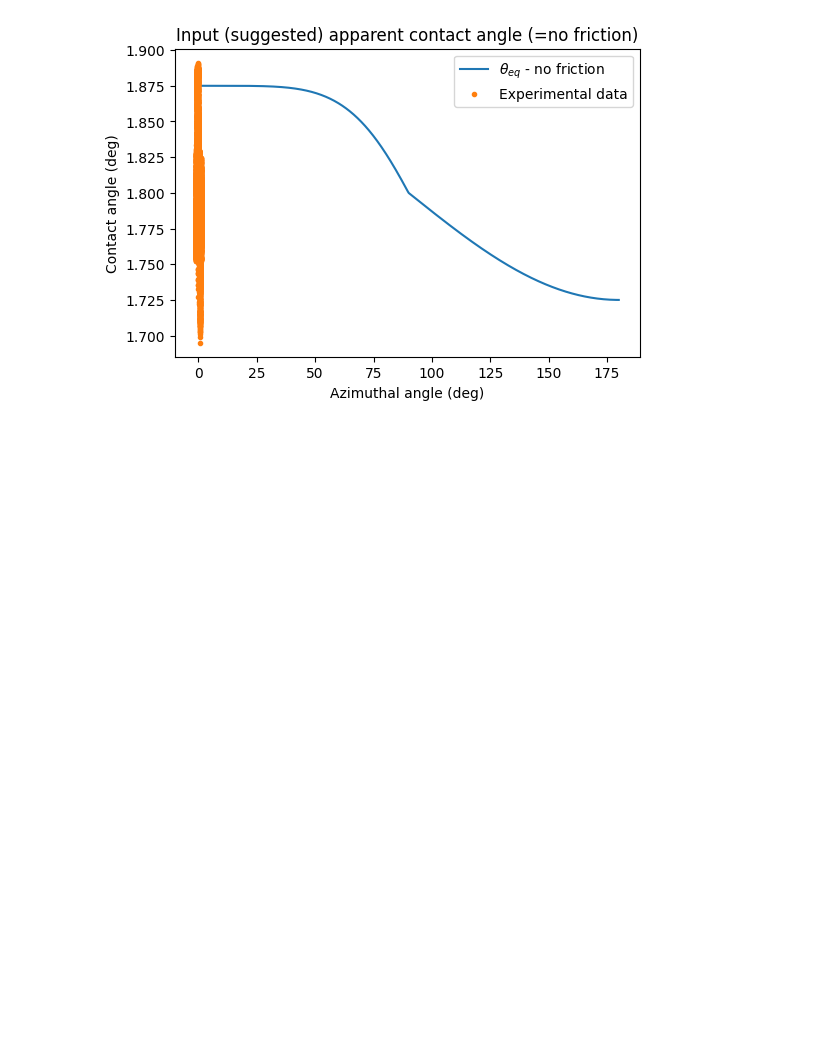
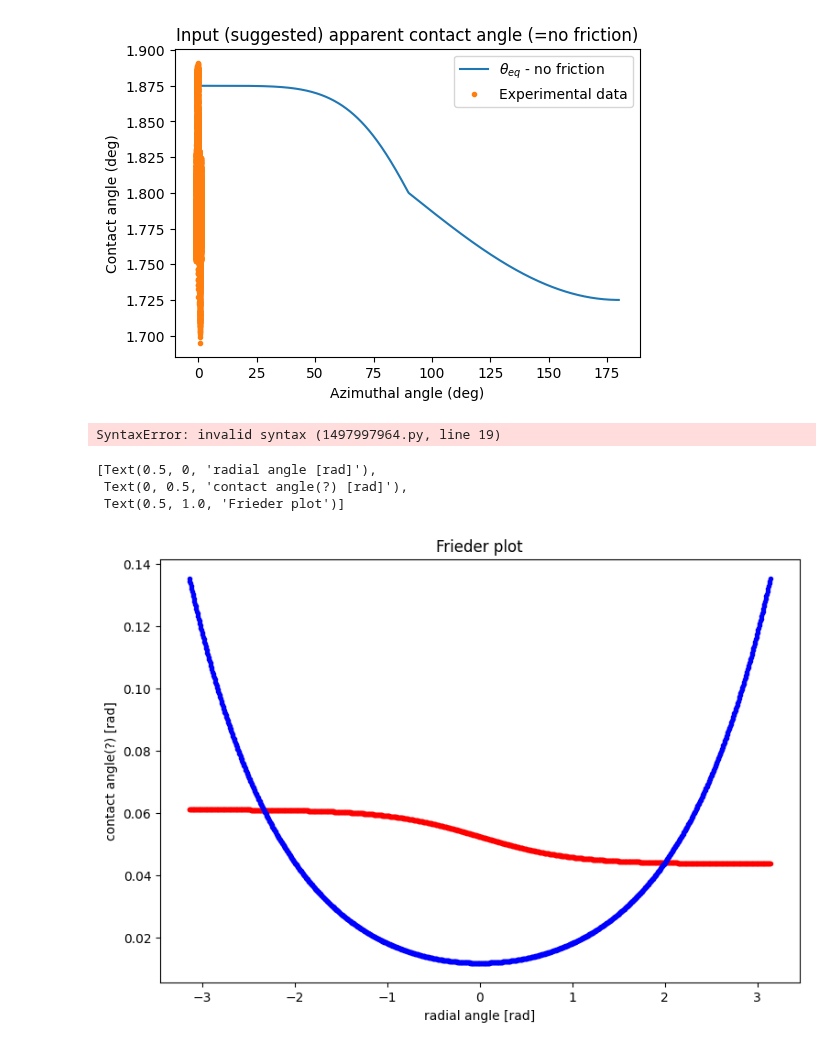
Before and after one commit to Sjendieee/InterferometryPython, a Jupyter notebook: Fitting_spatial_CA_profiles_CoxVoinov.ipynb, the cells around one changed output. Cells and saved outputs as stored; diff of their text form; code cells hidden in the pictures; blank space fills up the shorter version.

Commit message:
commit for work PC Working out Frieders equation for determining phi of min & max CA

```diff
--- a/Fitting_spatial_CA_profiles_CoxVoinov.ipynb
+++ b/Fitting_spatial_CA_profiles_CoxVoinov.ipynb
@@ -214,3 +214,73 @@ l = 3E-9       #capillary length, ongeveer              -microscopic
 #     ax4.set_title(f"Model: Effect of viscous friction\nSpatial Predicted Apparent Contact Angles Colormap", fontsize = 20)
 #     fig4.colorbar(im4)
 #     fig4.savefig(f"C:\\Downloads\\YEShydrolic Ca={max(Ca)}, x={x}, l={l}.png", dpi=600)
+# %%
+"""
+Finding the angle at which min&max CA in moving drop (Cox Voinov)
+Question from Frieder (mail: Model for c.a.)
+"""
+
+import numpy as np
+import matplotlib.pyplot as plt
+
+fig1, ax1 = plt.subplots(figsize=(9,6))
+
+psi = np.linspace(0,np.pi, 1000)
+L = 100E-6  # capillary length. slip length. >10 micron? 2.7mm for water      -macroscopic -
+a = 3E-9  # e.g. 1nm              -microscopic/molecular length scale
+mu = 1.34 / 1000  # Pa*s
+gamma = 25.55 / 1000  # N/m
+
+
+A = 9 * mu * v0 * np.log(L/a) / gamma
+R =
+w =
+theta_eq = np.linspace(1, , 1000)
+
+y_red = lambda theta, dtheta, R, w, psi: theta - dtheta * np.tanh(R/w * np.cos(psi))
+
+y_blue = lambda theta, A, w, R, psi: np.sqrt(A*w/(3*R)) * np.cosh(R/w * np.cos(psi))
+# %% [output]
+SyntaxError: invalid syntax (1497997964.py, line 19)
+# %%
+"""
+Finding the angle at which min&max CA in moving drop (Cox Voinov)
+Simplified y_formulas 'x'
+Question from Frieder (mail: Model for c.a.)
+"""
+
+import numpy as np
+import matplotlib.pyplot as plt
+
+x = np.linspace(-np.pi, np.pi, 1000)
+
+#Assume some dtheta for now
+dtheta = 0.5 / 180 * np.pi          #rad    TODO: assumption
+theta = 3 / 180 * np.pi               #rad    TODO: assumption
+
+y_red = lambda theta, dtheta, x: theta - dtheta * np.tanh(x)
+
+fig1, ax1 = plt.subplots(figsize=(9,6))
+ax1.plot(x, y_red(theta,dtheta, x), '.r')
+
+
+L = 100E-6  # capillary length. slip length. >10 micron? 2.7mm for water      -macroscopic -
+a = 3E-9  # e.g. 1nm              -microscopic/molecular length scale
+mu = 1.34 / 1000  # Pa*s
+gamma = 25.55 / 1000  # N/m
+v0 = 60/60 *1E-6                 #m/s
+A = 9 * mu * v0 * np.log(L/a) / gamma
+R = 0.6/1000        #m radius droplet  TODO:assume R constant for now
+
+y_blue = lambda theta, A, w, R, x: np.sqrt(A*w/(3*R)) * np.cosh(x)
+
+ax1.plot(x, y_blue(theta, A, 0.05, R, x), '.b')
+
+ax1.set(xlabel = 'radial angle [rad]',
+        ylabel = 'contact angle(?) [rad]',
+        title = 'Frieder plot')
+# %% [output]
+[Text(0.5, 0, 'radial angle [rad]'),
+ Text(0, 0.5, 'contact angle(?) [rad]'),
+ Text(0.5, 1.0, 'Frieder plot')]
+[figure, added]
```
Also changed, not shown: 1 other file.
